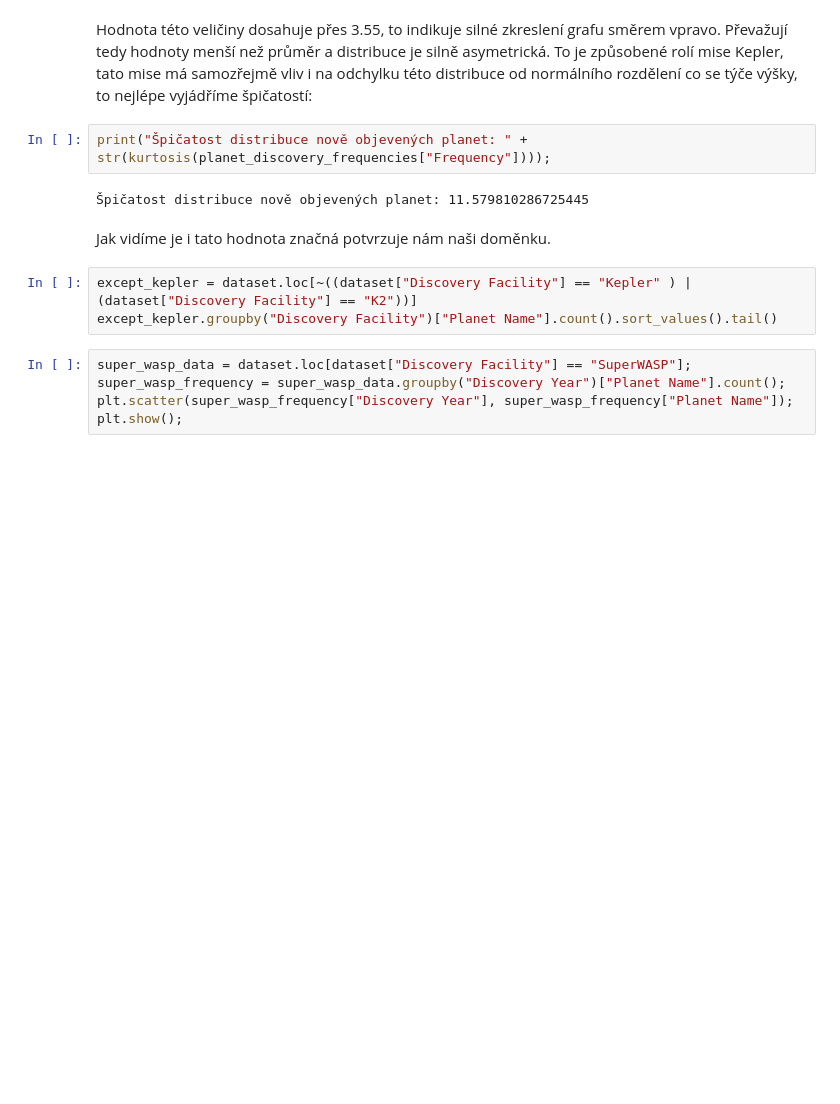
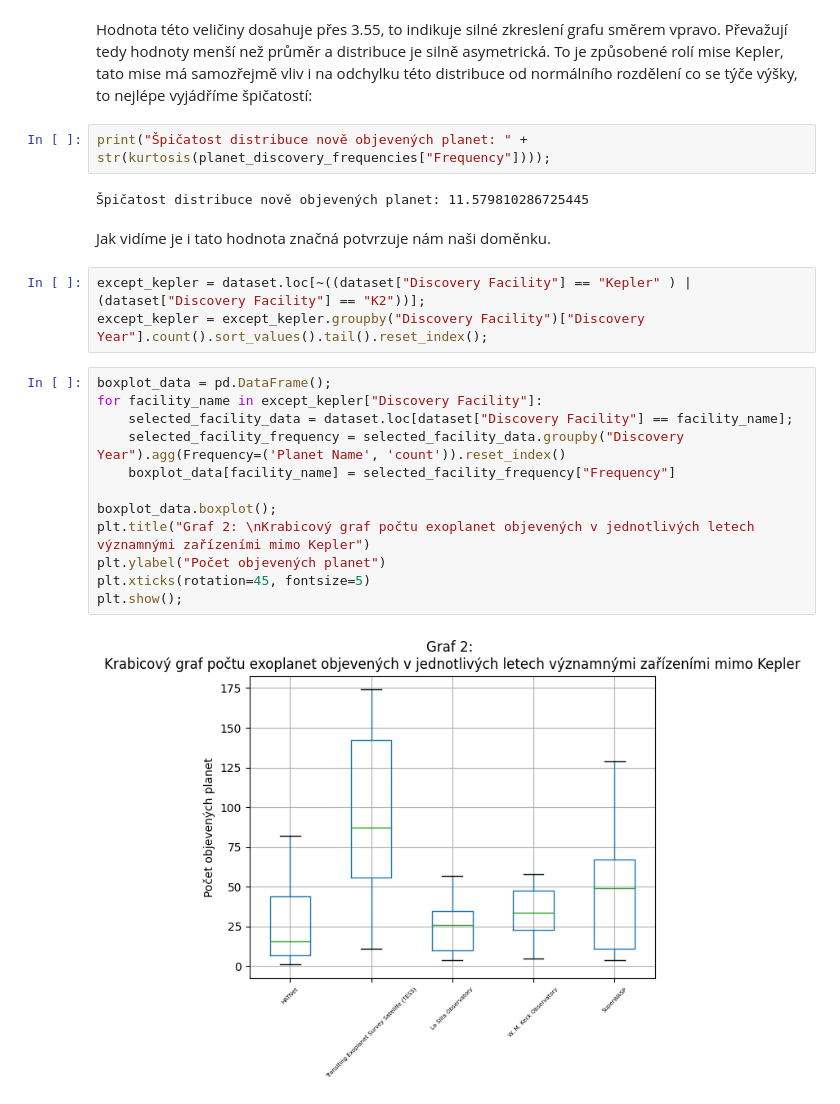
Before and after one commit to jakvitov/exoplanets_statistics, a Jupyter notebook: exoplanet_data_analysis.ipynb, the cells around one changed output. Cells and saved outputs as stored; diff of their text form; blank space fills up the shorter version.

Commit message:
Boxplot

```diff
--- a/exoplanet_data_analysis.ipynb
+++ b/exoplanet_data_analysis.ipynb
@@ -193,10 +195,19 @@ print("Špičatost distribuce nově objevených planet: " + str(kurtosis(planet_
 # %% [markdown]
 Jak vidíme je i tato hodnota značná potvrzuje nám naši doměnku.
 # %%
-except_kepler = dataset.loc[~((dataset["Discovery Facility"] == "Kepler" ) | (dataset["Discovery Facility"] == "K2"))]
-except_kepler.groupby("Discovery Facility")["Planet Name"].count().sort_values().tail()
+except_kepler = dataset.loc[~((dataset["Discovery Facility"] == "Kepler" ) | (dataset["Discovery Facility"] == "K2"))];
+except_kepler = except_kepler.groupby("Discovery Facility")["Discovery Year"].count().sort_values().tail().reset_index();
-# %%
-super_wasp_data = dataset.loc[dataset["Discovery Facility"] == "SuperWASP"];
-super_wasp_frequency = super_wasp_data.groupby("Discovery Year")["Planet Name"].count();
-plt.scatter(super_wasp_frequency["Discovery Year"], super_wasp_frequency["Planet Name"]);
-plt.show();
+# %%
+boxplot_data = pd.DataFrame();
+for facility_name in except_kepler["Discovery Facility"]:
+    selected_facility_data = dataset.loc[dataset["Discovery Facility"] == facility_name];
+    selected_facility_frequency = selected_facility_data.groupby("Discovery Year").agg(Frequency=('Planet Name', 'count')).reset_index()
+    boxplot_data[facility_name] = selected_facility_frequency["Frequency"]
+
+boxplot_data.boxplot();
+plt.title("Graf 2: \nKrabicový graf počtu exoplanet objevených v jednotlivých letech významnými zařízeními mimo Kepler")
+plt.ylabel("Počet objevených planet")
+plt.xticks(rotation=45, fontsize=5)
+plt.show();
+# %% [output]
+[figure, added]
```
Also changed, not shown: parts of 1 cell of this notebook.
